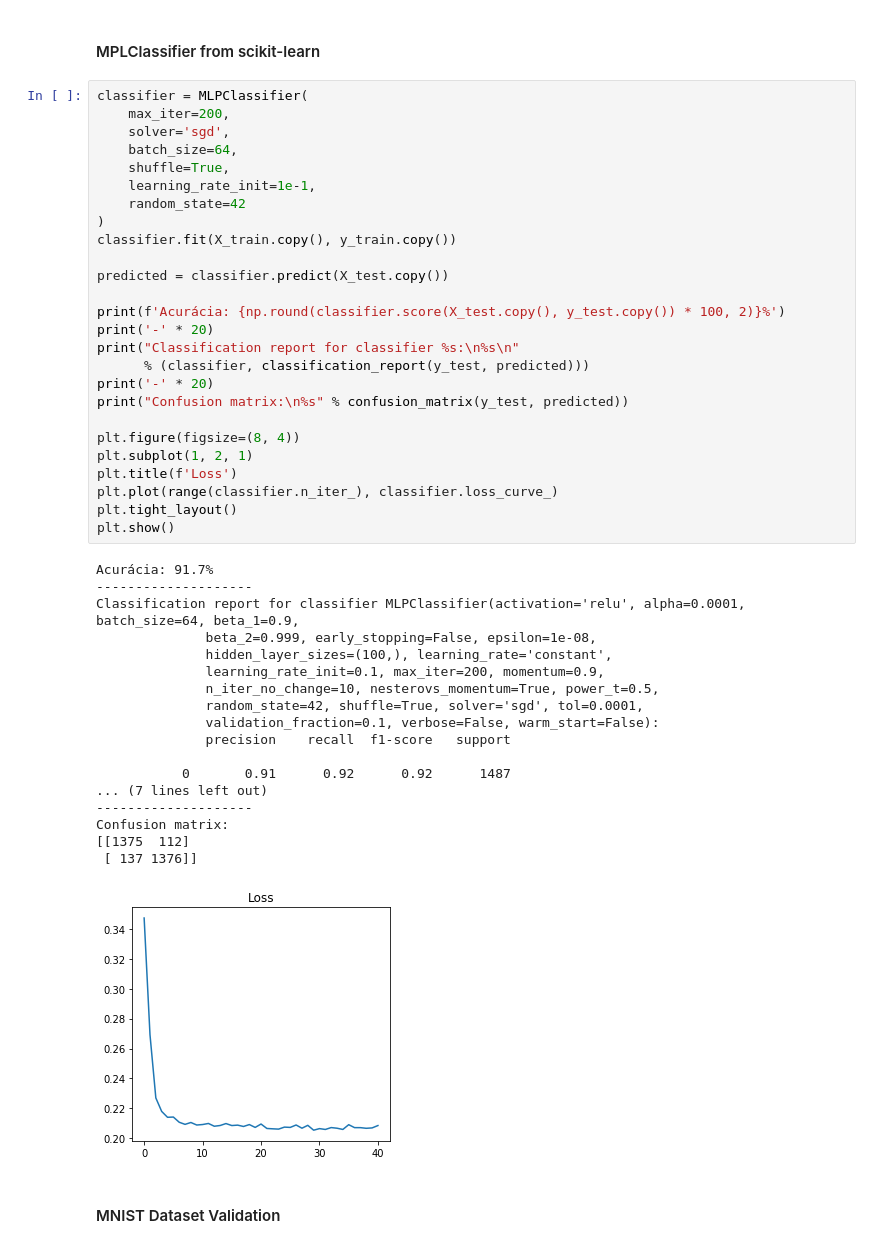
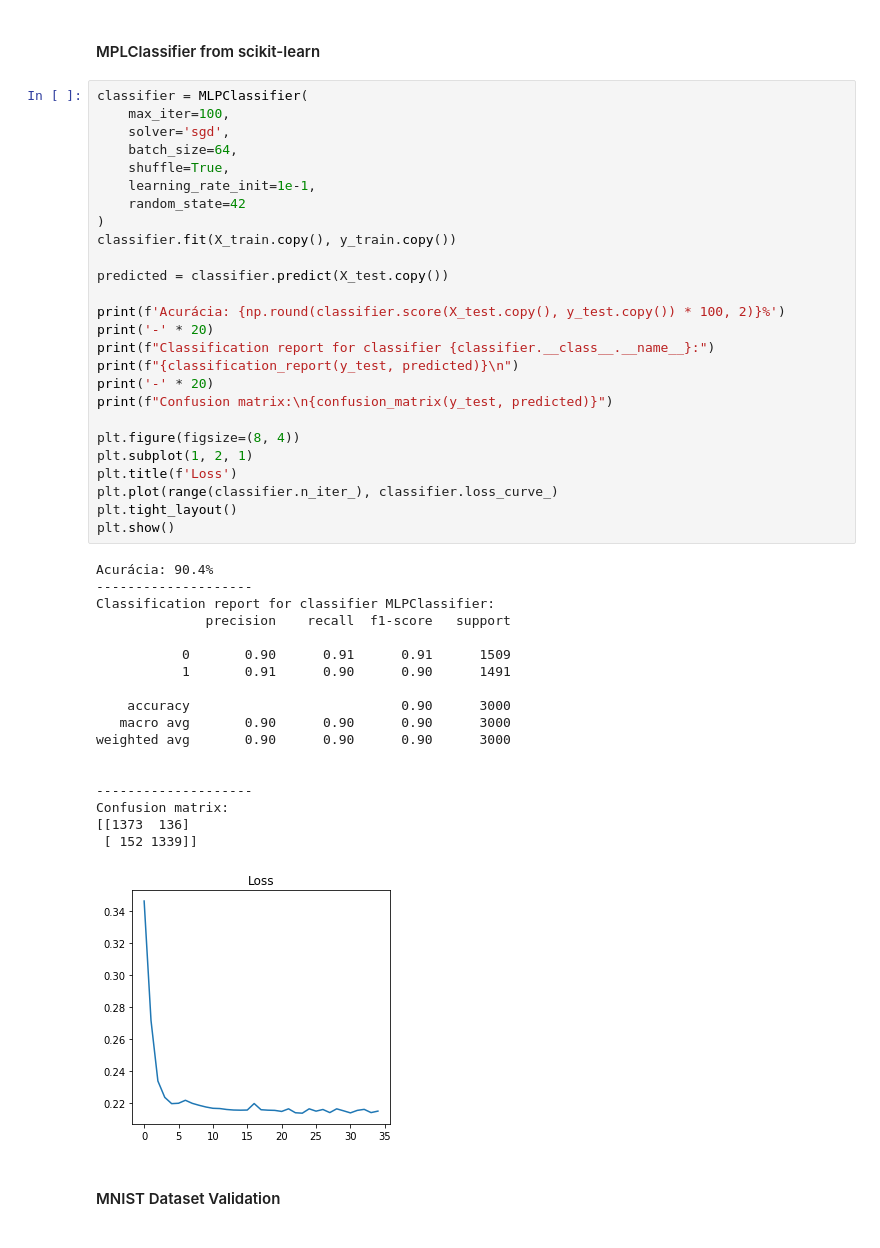
Before and after one commit to rdenadai/AI-Study-Notebooks, a Jupyter notebook: notebooks/5. NeuralNetwork_MNIST_VAL.ipynb, the cells around one changed output. Saved outputs shown, nothing was run; the diff lists cells and outputs as text.

```diff
--- a/notebooks/5. NeuralNetwork_MNIST_VAL.ipynb
+++ b/notebooks/5. NeuralNetwork_MNIST_VAL.ipynb
@@ -92,49 +86,49 @@ Confusion matrix:
 #### MPLClassifier from scikit-learn
 # %%
 classifier = MLPClassifier(
-    max_iter=200,
+    max_iter=100,
     solver='sgd',
     batch_size=64,
     shuffle=True,
     learning_rate_init=1e-1,
     random_state=42
 )
 classifier.fit(X_train.copy(), y_train.copy())
 
 predicted = classifier.predict(X_test.copy())
 
 print(f'Acurácia: {np.round(classifier.score(X_test.copy(), y_test.copy()) * 100, 2)}%')
 print('-' * 20)
-print("Classification report for classifier %s:\n%s\n"
-      % (classifier, classification_report(y_test, predicted)))
+print(f"Classification report for classifier {classifier.__class__.__name__}:")
+print(f"{classification_report(y_test, predicted)}\n")
 print('-' * 20)
-print("Confusion matrix:\n%s" % confusion_matrix(y_test, predicted))
+print(f"Confusion matrix:\n{confusion_matrix(y_test, predicted)}")
 
 plt.figure(figsize=(8, 4))
 plt.subplot(1, 2, 1)
 plt.title(f'Loss')
 plt.plot(range(classifier.n_iter_), classifier.loss_curve_)
 plt.tight_layout()
 plt.show()
 # %% [output]
-Acurácia: 91.7%
+Acurácia: 90.4%
 --------------------
-Classification report for classifier MLPClassifier(activation='relu', alpha=0.0001, batch_size=64, beta_1=0.9,
-              beta_2=0.999, early_stopping=False, epsilon=1e-08,
-              hidden_layer_sizes=(100,), learning_rate='constant',
-              learning_rate_init=0.1, max_iter=200, momentum=0.9,
-              n_iter_no_change=10, nesterovs_momentum=True, power_t=0.5,
-              random_state=42, shuffle=True, solver='sgd', tol=0.0001,
-              validation_fraction=0.1, verbose=False, warm_start=False):
+Classification report for classifier MLPClassifier:
               precision    recall  f1-score   support
 
-           0       0.91      0.92      0.92      1487
-... (7 lines left out)
+           0       0.90      0.91      0.91      1509
+           1       0.91      0.90      0.90      1491
+
+    accuracy                           0.90      3000
+   macro avg       0.90      0.90      0.90      3000
+weighted avg       0.90      0.90      0.90      3000
+
+
 --------------------
 Confusion matrix:
-[[1375  112]
- [ 137 1376]]
+[[1373  136]
+ [ 152 1339]]
-[figure, old version]
+[figure, new version]
 # %% [markdown]
 #### MNIST Dataset Validation
 # %%
```
Also changed, not shown: parts of 5 cells of this notebook, 2 other files.
